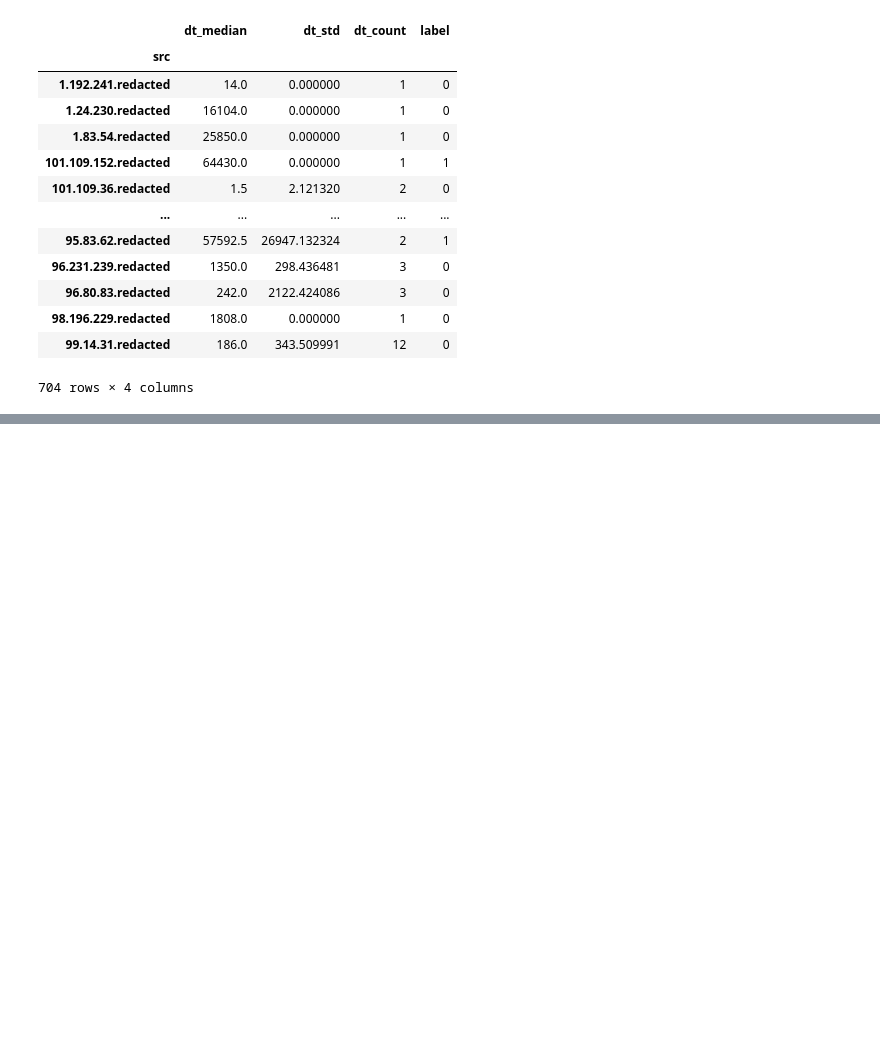
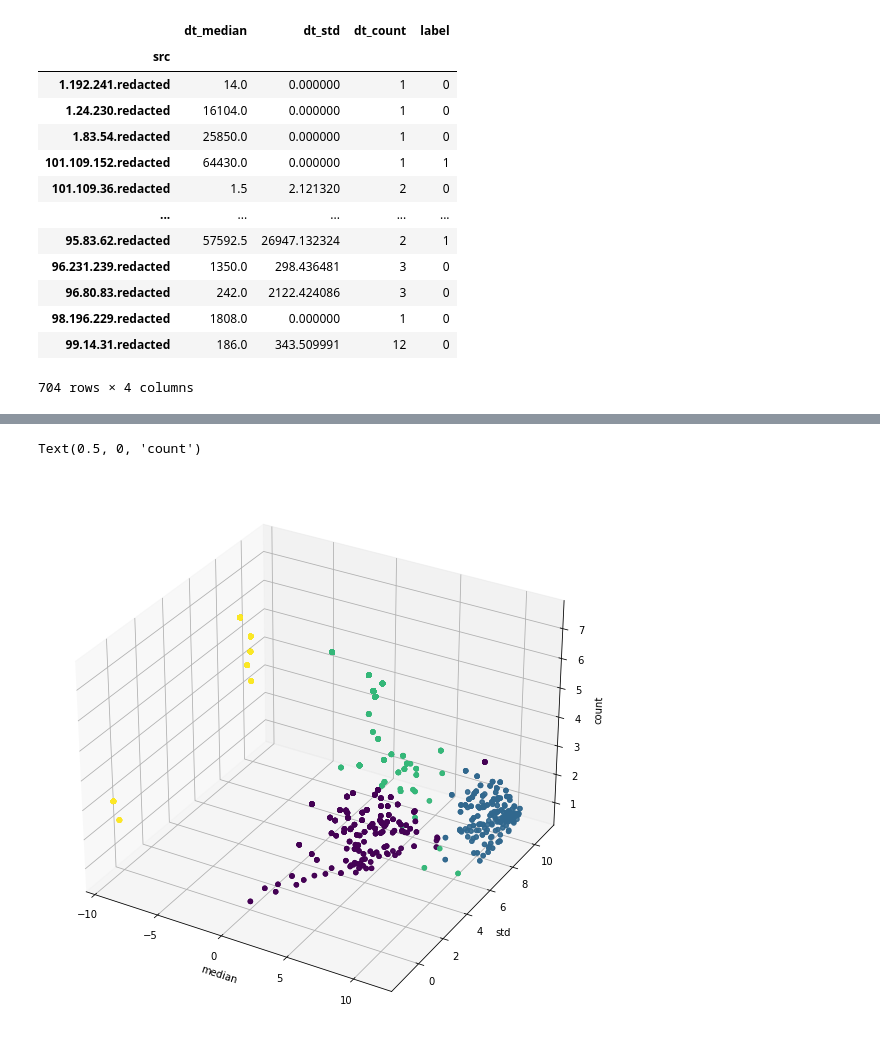
Before and after one commit to ArchieGertsman/ECE471-Project, a Jupyter notebook: analysis.ipynb, the cells around one changed output, grey strips where cells are left out. Saved outputs shown, nothing was run; the diff lists cells and outputs as text; code cells hidden in the pictures; blank space fills up the shorter version.

```diff
--- a/analysis.ipynb
+++ b/analysis.ipynb
@@ -279,0 +227,11 @@ Text(0, 0.5, 'std')
+# %%
+fig = plt.figure(figsize=(10,10))
+ax = plt.axes(projection='3d')
+# pd.factorize(lg_dt_agg.country)[0]
+ax.scatter3D(lg_dt_agg.dt_median, lg_dt_agg.dt_std, lg_dt_agg.dt_count, c=lg_dt_agg.label)
+ax.set_xlabel('median')
+ax.set_ylabel('std')
+ax.set_zlabel('count')
+# %% [output]
+Text(0.5, 0, 'count')
+[figure, added]
```
Also changed, not shown: parts of 36 cells of this notebook.
